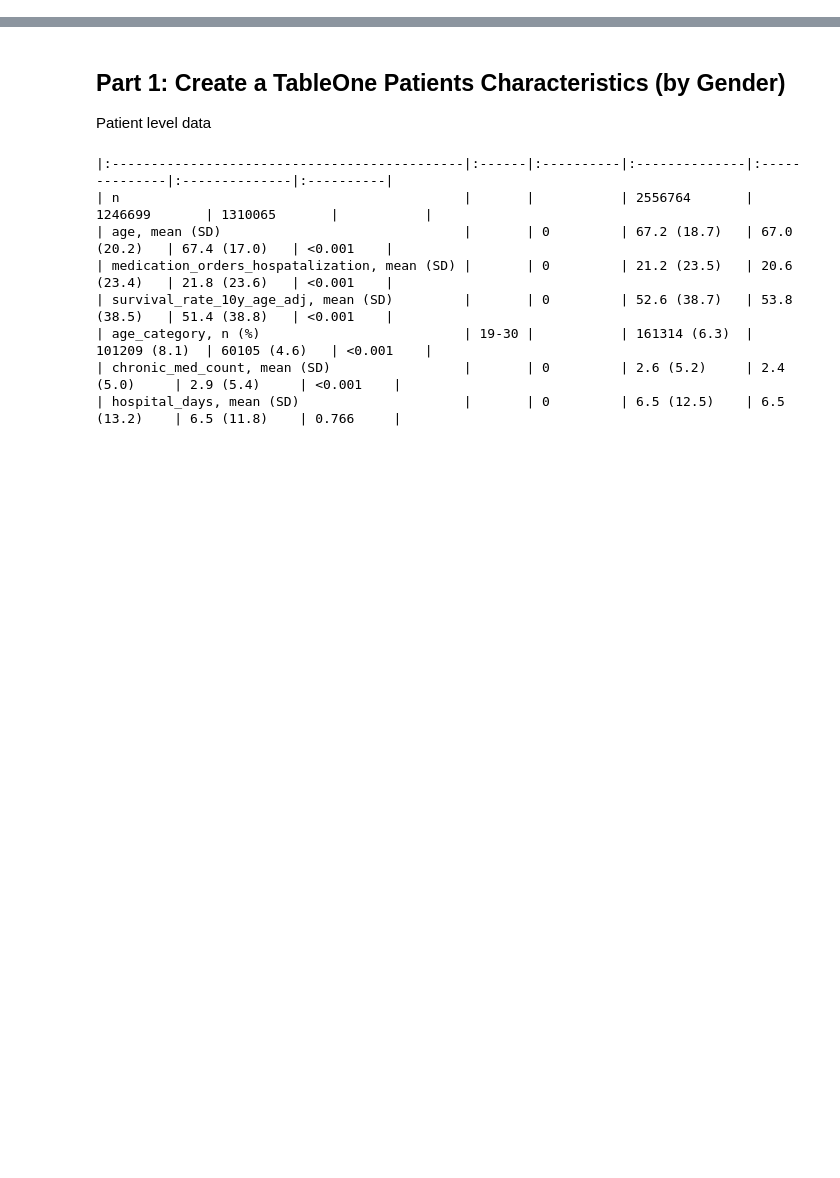
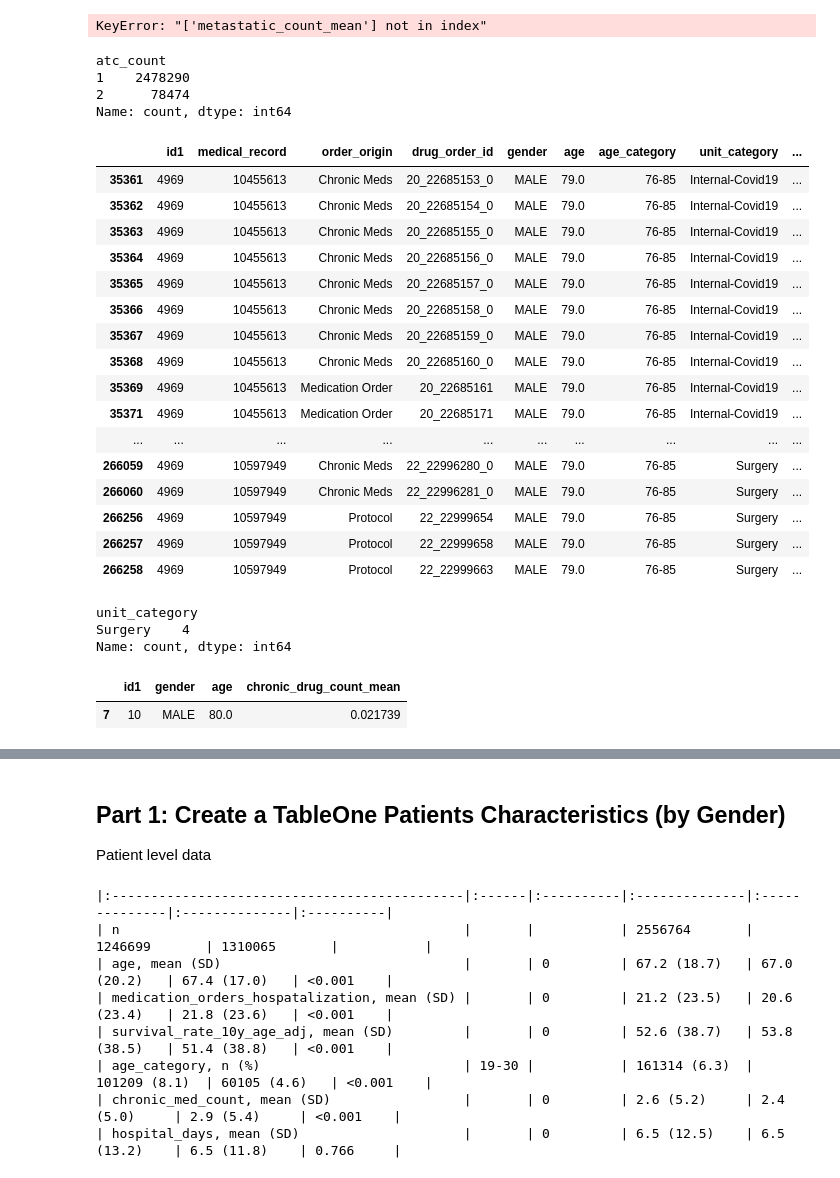
Before and after one commit to nirshlom/alert-fatigue, a Jupyter notebook: main_analysis.ipynb, the cells around one changed output, grey strips where cells are left out. Saved outputs shown, nothing was run; the diff lists cells and outputs as text; code cells hidden in the pictures; blank space fills up the shorter version.

```diff
--- a/main_analysis.ipynb
+++ b/main_analysis.ipynb
@@ -75,0 +84,5 @@ src_tbl1_active_by_patient_gb.head()
+# %%
+patient_level_df.loc[patient_level_df['metastatic_count_bool']][['id1', 'metastatic_count_mean', 'metastatic_count_bool']].head(50)
+#patient_level_df['diabetes_count_mean'].value_counts()
+# %% [output]
+KeyError: "['metastatic_count_mean'] not in index"
@@ -76 +92,75 @@ src_tbl1_active_by_patient_gb.head()
+# %%
+df_main_active_adult['atc_count'].value_counts()
+# %% [output]
+atc_count
+1    2478290
+2      78474
+Name: count, dtype: int64
+# %%
+df_main_active_adult.loc[df_main_active_adult['id1'] == 4969][[
+        'id1',
+         'medical_record', # patient ID
+    'order_origin',
+    'drug_order_id',
+        'gender',  # renamed from Gender_Text_EN_cat
+        'age',  # renamed from AGE_num
+        'age_category',  # renamed from Age_cat
+        'unit_category',  # renamed from UnitName_cat
+        'chronic_diagnosis',  # renamed from DiagnosisInReception
+        'hospital_diagnosis',  # renamed from HospDiagnosis
+        'chronic_med_count',  # renamed from chronic_num_calc
+        'alert_type',  # renamed from Alert_type
+        'response_type',  # renamed from ResponseType_cat
+        'response_reasons_other_text',  # renamed from Other_Text
+        'dosing_frequency',
+        'dosing_single_dose',
+        'dosing_max_daily_dose',
+        'neo_dosing_frequency',
+        'neo_dosing_single_dose',
+        'neo_dosing_max_daily_dose',
+        'hospital_name',
+    'myocardial_count',
+    'heart_failure_count',
+    'pvd_count',
+    'pvd_group_count',
+    'atc_count',
+    'drug_atc',
+    'chronic_drug_count',
+    'diabetes_count',
+    'hospital_days'
+    ]]
+# %% [output]
+|  | id1 | medical_record | order_origin | drug_order_id | gender | age | age_category | unit_category | ... |
+| 35361 | 4969 | 10455613 | Chronic Meds | 20_22685153_0 | MALE | 79.0 | 76-85 | Internal-Covid19 | ... |
+| 35362 | 4969 | 10455613 | Chronic Meds | 20_22685154_0 | MALE | 79.0 | 76-85 | Internal-Covid19 | ... |
+| 35363 | 4969 | 10455613 | Chronic Meds | 20_22685155_0 | MALE | 79.0 | 76-85 | Internal-Covid19 | ... |
+| 35364 | 4969 | 10455613 | Chronic Meds | 20_22685156_0 | MALE | 79.0 | 76-85 | Internal-Covid19 | ... |
+| 35365 | 4969 | 10455613 | Chronic Meds | 20_22685157_0 | MALE | 79.0 | 76-85 | Internal-Covid19 | ... |
+| 35366 | 4969 | 10455613 | Chronic Meds | 20_22685158_0 | MALE | 79.0 | 76-85 | Internal-Covid19 | ... |
+| 35367 | 4969 | 10455613 | Chronic Meds | 20_22685159_0 | MALE | 79.0 | 76-85 | Internal-Covid19 | ... |
+| 35368 | 4969 | 10455613 | Chronic Meds | 20_22685160_0 | MALE | 79.0 | 76-85 | Internal-Covid19 | ... |
+| 35369 | 4969 | 10455613 | Medication Order | 20_22685161 | MALE | 79.0 | 76-85 | Internal-Covid19 | ... |
+| 35371 | 4969 | 10455613 | Medication Order | 20_22685171 | MALE | 79.0 | 76-85 | Internal-Covid19 | ... |
+| ... | ... | ... | ... | ... | ... | ... | ... | ... | ... |
+| 266059 | 4969 | 10597949 | Chronic Meds | 22_22996280_0 | MALE | 79.0 | 76-85 | Surgery | ... |
+| 266060 | 4969 | 10597949 | Chronic Meds | 22_22996281_0 | MALE | 79.0 | 76-85 | Surgery | ... |
+| 266256 | 4969 | 10597949 | Protocol | 22_22999654 | MALE | 79.0 | 76-85 | Surgery | ... |
+| 266257 | 4969 | 10597949 | Protocol | 22_22999658 | MALE | 79.0 | 76-85 | Surgery | ... |
+| 266258 | 4969 | 10597949 | Protocol | 22_22999663 | MALE | 79.0 | 76-85 | Surgery | ... |
+# %%
+p_5['unit_category'].value_counts()
+# %% [output]
+unit_category
+Surgery    4
+Name: count, dtype: int64
+# %%
+patient_level_df.loc[patient_level_df['id1'] == 10][[
+        'id1',  # patient ID
+        'gender',  # renamed from Gender_Text_EN_cat
+        'age',  # renamed from AGE_num
+        'chronic_drug_count_mean'
+    ]]
+# %% [output]
+|  | id1 | gender | age | chronic_drug_count_mean |
+| 7 | 10 | MALE | 80.0 | 0.021739 |
 # %%
```
Also changed, not shown: parts of 9 cells of this notebook, 2 other files.
